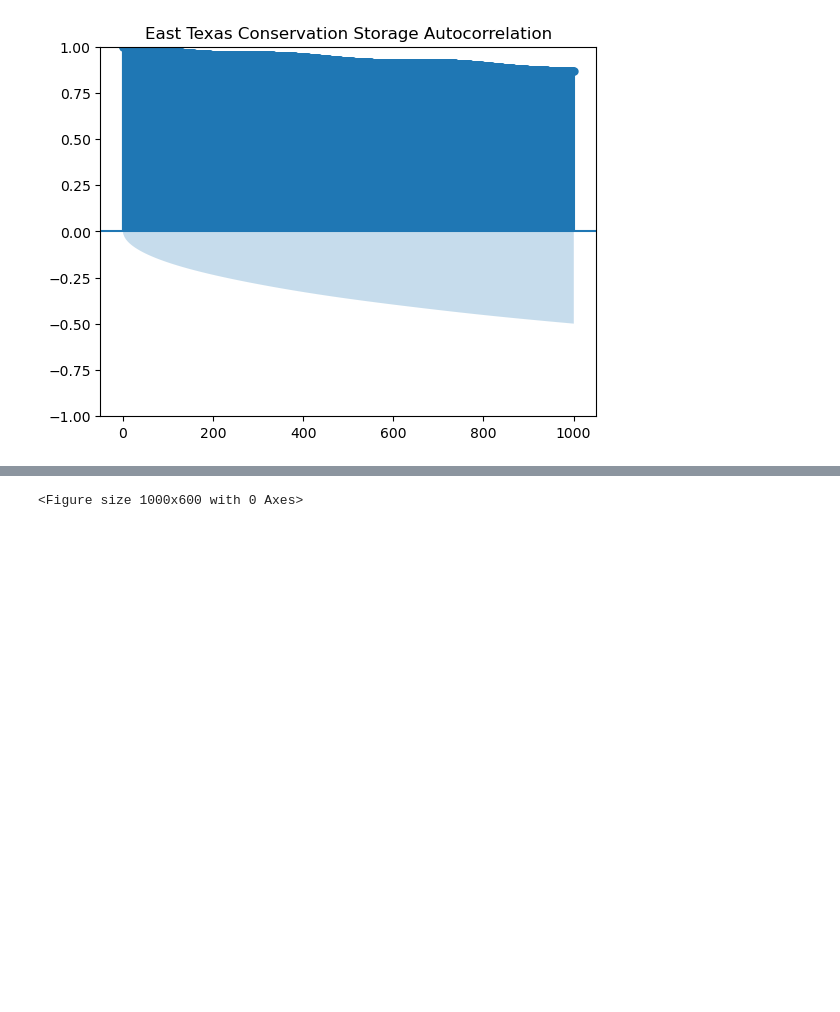
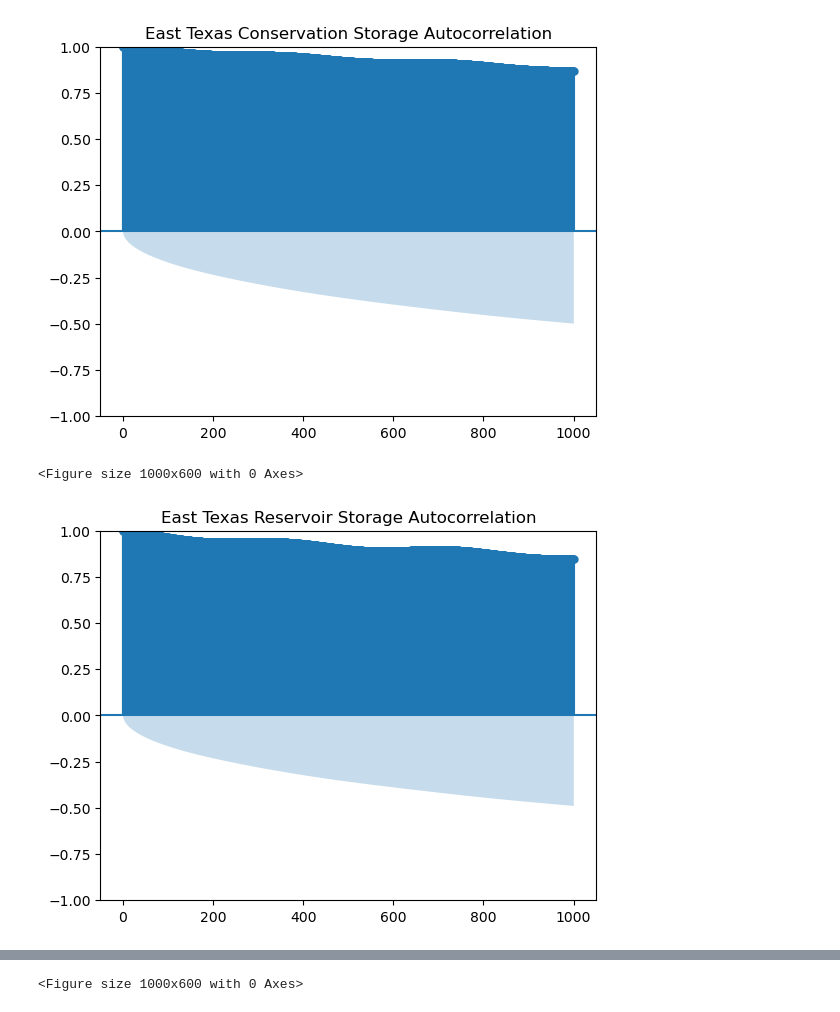
Before and after one commit to khoihng22/data-analytics-final-project, a Jupyter notebook: report_2.ipynb, the cells around one changed output, grey strips where cells are left out. Cells and saved outputs as stored; diff of their text form; code cells hidden in the pictures; blank space fills up the shorter version.

```diff
--- a/report_2.ipynb
+++ b/report_2.ipynb
@@ -123,3 +123,12 @@ plt.show()
 # %% [output]
 <Figure size 1000x600 with 0 Axes>
 [figure]
+# %%
+# acf plot of reservoir storage
+plt.figure(figsize=(10, 6))
+plot_acf(df['reservoir_storage'], lags=1000)
+plt.title('East Texas Reservoir Storage Autocorrelation')
+plt.show()
+# %% [output]
+<Figure size 1000x600 with 0 Axes>
+[figure, added]
```
Also changed, not shown: parts of 19 cells of this notebook.
